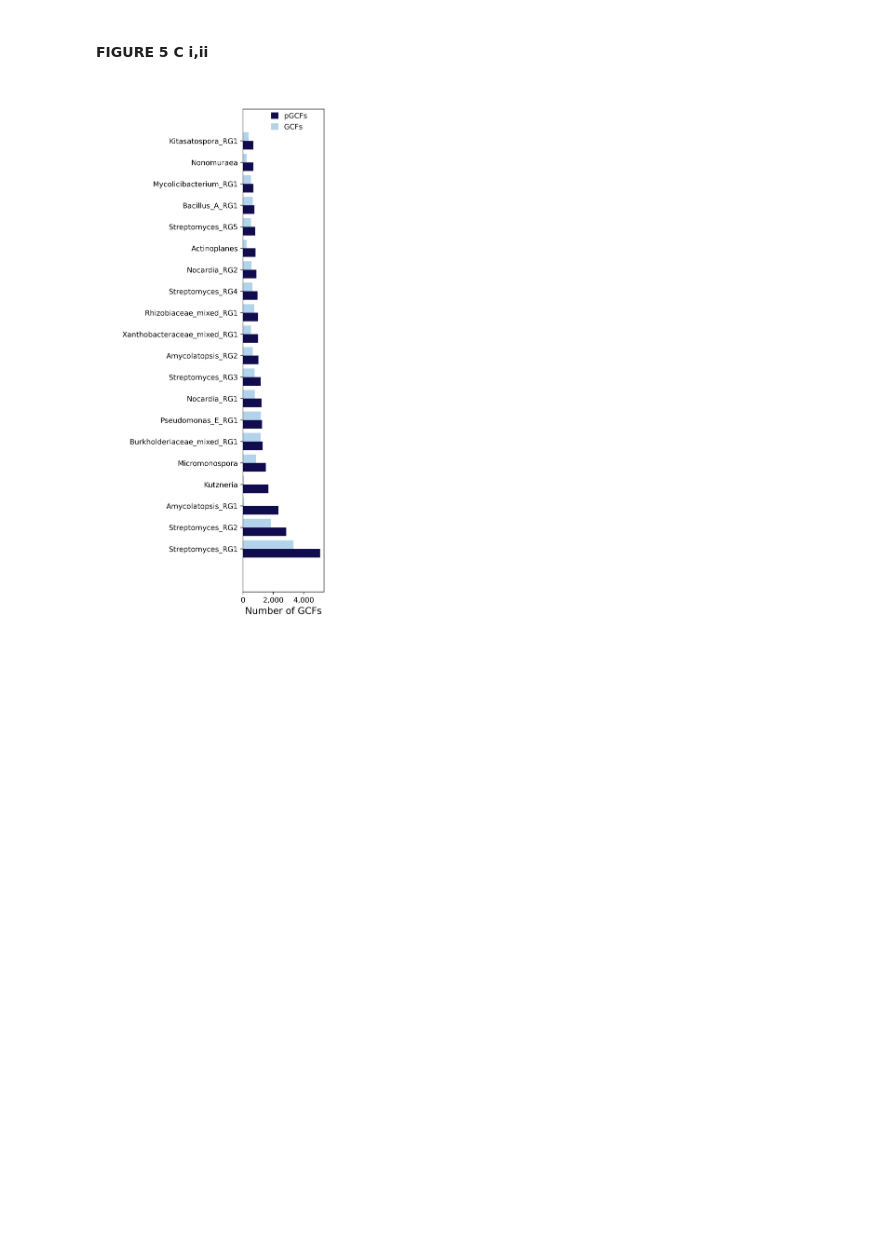
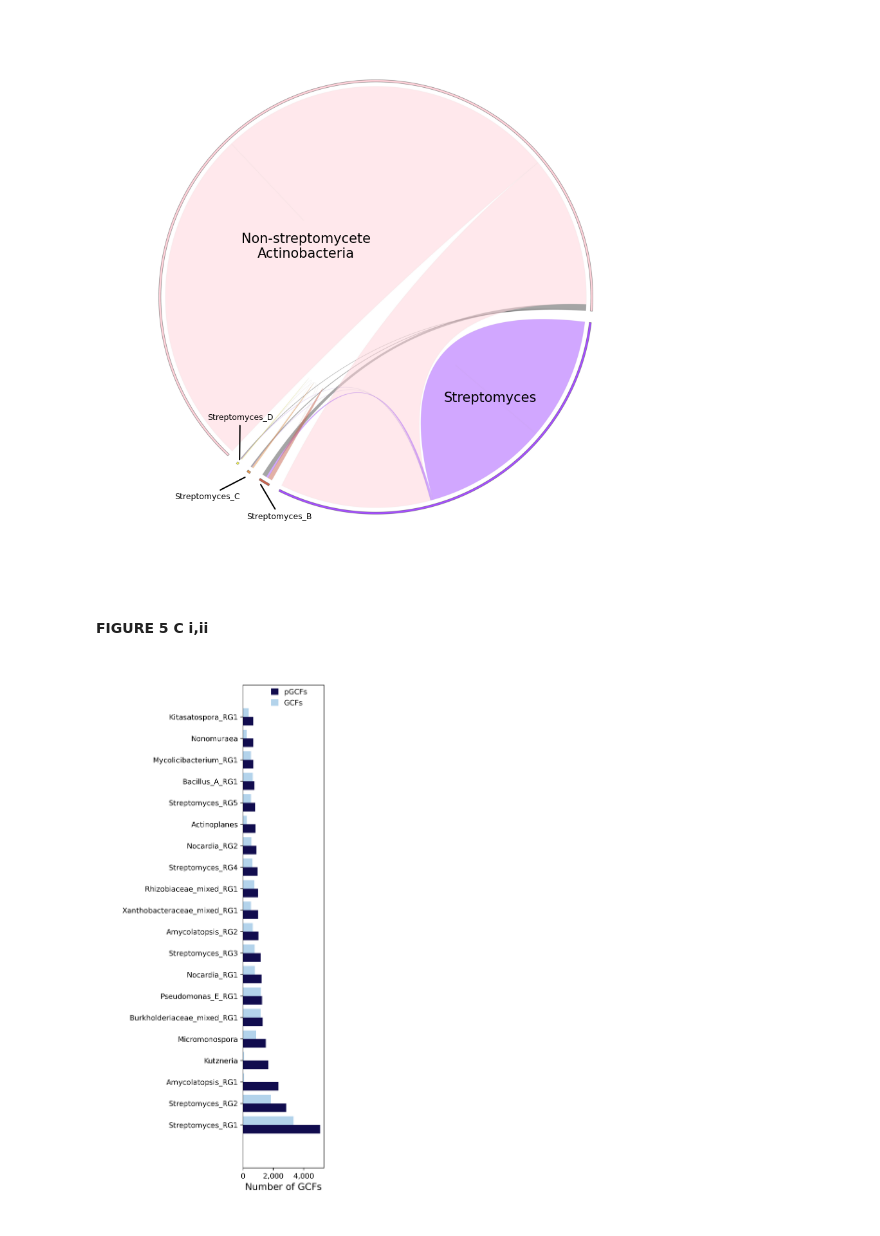
Before and after one commit to SinaBerkGolech/Metabolomics_Seminar_Topic_10, a Jupyter notebook: Figure_5/Figure_5.ipynb, the cells around one changed output. Drawn from its saved outputs; the diff is of its cells as text; code cells hidden in the pictures; blank space fills up the shorter version.

```diff
--- a/Figure_5/Figure_5.ipynb
+++ b/Figure_5/Figure_5.ipynb
@@ -245,5 +118,38 @@ horz_img.save("Figure_5_B.png")
 original_img.close()
 horz_img.close()
+# %%
+img = mpimg.imread("output_figure_5_B_Topic_10.png")
+
+fig, ax = plt.subplots(figsize=(10,10))
+
+ax.spines['top'].set_visible(False)
+ax.spines['right'].set_visible(False)
+ax.spines['bottom'].set_visible(False)
+ax.spines['left'].set_visible(False)
+
+ax.get_xaxis().set_ticks([])
+ax.get_yaxis().set_ticks([])
+
+ax.imshow(img, alpha=0.7)
+
+ax.text(2700, 3000, "Non-streptomycete\nActinobacteria", fontsize=15, color='black', ha='center', va='center')
+
+ax.text(5500, 5300, "Streptomyces", fontsize=15, color='black', ha='center', va='center')
+
+ax.annotate(text="Streptomyces_B", fontsize=9, color='black', ha='center', va='center', xy=(2000, 6590), xytext=(2300, 7100),
+            arrowprops=dict(facecolor='black',arrowstyle="-",lw=1.5))
+
+ax.annotate(text="Streptomyces_C", fontsize=9, color='black', ha='center', va='center', xy=(1800, 6490), xytext=(1200, 6800),
+            arrowprops=dict(facecolor='black', arrowstyle="-",lw=1.5))
+
+ax.annotate(text="Streptomyces_D", fontsize=9, color='black', ha='center', va='center', xy=(1693, 6260), xytext=(1700, 5600),
+            arrowprops=dict(facecolor='black',arrowstyle="-",lw=1.5))
+
+plt.show()
+
+fig.savefig("Figures_5_Original_Format/output_figure_5_B_Topic_10.png", dpi=600)
+# %% [output]
+[figure, added]
 # %% [markdown]
 #### FIGURE 5 C i,ii
 # %%
```
Also changed, not shown: parts of 36 cells of this notebook, 19 other files.
